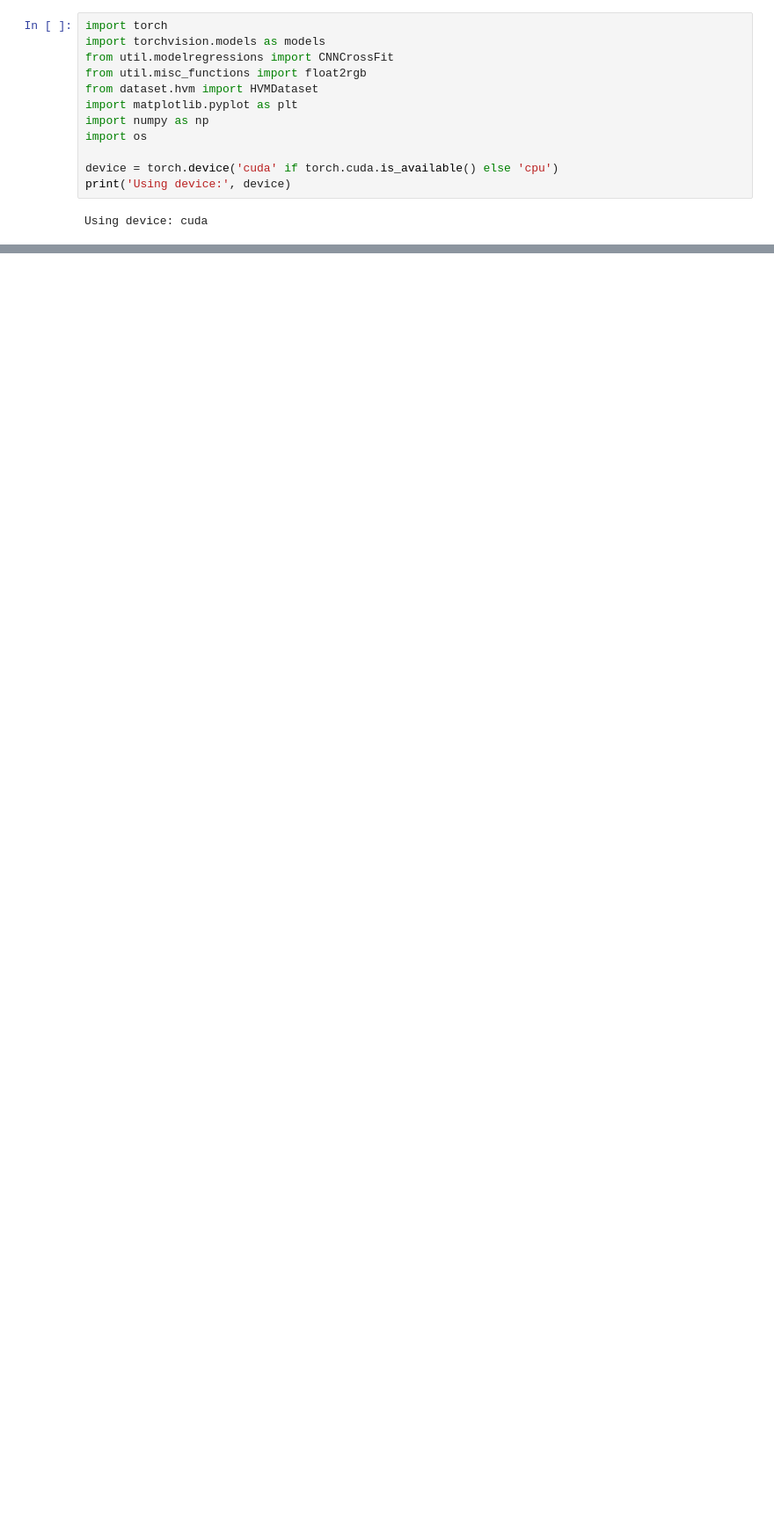
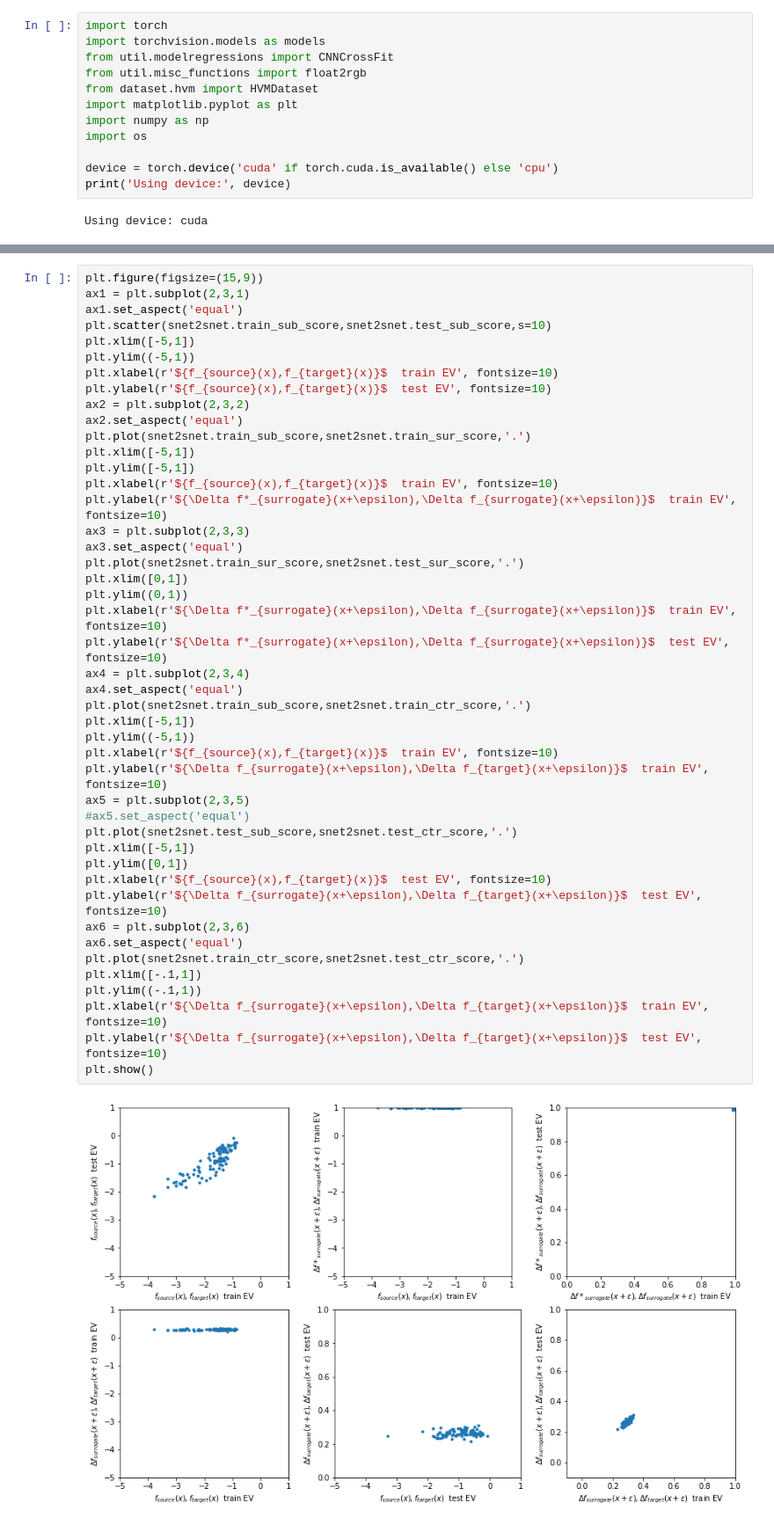
Before and after one commit to chongguo/SimNeuroController, a Jupyter notebook: Note111420.ipynb, the cells around one changed output, grey strips where cells are left out. Shown at 88% size. Saved outputs shown, nothing was run; the diff lists cells and outputs as text; blank space fills up the shorter version.

```diff
--- a/Note111420.ipynb
+++ b/Note111420.ipynb
@@ -78,0 +131,47 @@ plt.show()
+# %%
+plt.figure(figsize=(15,9))
+ax1 = plt.subplot(2,3,1)
+ax1.set_aspect('equal')
+plt.scatter(snet2snet.train_sub_score,snet2snet.test_sub_score,s=10)
+plt.xlim([-5,1])
+plt.ylim((-5,1))
+plt.xlabel(r'${f_{source}(x),f_{target}(x)}$  train EV', fontsize=10)
+plt.ylabel(r'${f_{source}(x),f_{target}(x)}$  test EV', fontsize=10)
+ax2 = plt.subplot(2,3,2)
+ax2.set_aspect('equal')
+plt.plot(snet2snet.train_sub_score,snet2snet.train_sur_score,'.')
+plt.xlim([-5,1])
+plt.ylim([-5,1])
+plt.xlabel(r'${f_{source}(x),f_{target}(x)}$  train EV', fontsize=10)
+plt.ylabel(r'${\Delta f*_{surrogate}(x+\epsilon),\Delta f_{surrogate}(x+\epsilon)}$  train EV', fontsize=10)
+ax3 = plt.subplot(2,3,3)
+ax3.set_aspect('equal')
+plt.plot(snet2snet.train_sur_score,snet2snet.test_sur_score,'.')
+plt.xlim([0,1])
+plt.ylim((0,1))
+plt.xlabel(r'${\Delta f*_{surrogate}(x+\epsilon),\Delta f_{surrogate}(x+\epsilon)}$  train EV', fontsize=10)
+plt.ylabel(r'${\Delta f*_{surrogate}(x+\epsilon),\Delta f_{surrogate}(x+\epsilon)}$  test EV', fontsize=10)
+ax4 = plt.subplot(2,3,4)
+ax4.set_aspect('equal')
+plt.plot(snet2snet.train_sub_score,snet2snet.train_ctr_score,'.')
+plt.xlim([-5,1])
+plt.ylim((-5,1))
+plt.xlabel(r'${f_{source}(x),f_{target}(x)}$  train EV', fontsize=10)
+plt.ylabel(r'${\Delta f_{surrogate}(x+\epsilon),\Delta f_{target}(x+\epsilon)}$  train EV', fontsize=10)
+ax5 = plt.subplot(2,3,5)
+#ax5.set_aspect('equal')
+plt.plot(snet2snet.test_sub_score,snet2snet.test_ctr_score,'.')
+plt.xlim([-5,1])
+plt.ylim([0,1])
+plt.xlabel(r'${f_{source}(x),f_{target}(x)}$  test EV', fontsize=10)
+plt.ylabel(r'${\Delta f_{surrogate}(x+\epsilon),\Delta f_{target}(x+\epsilon)}$  test EV', fontsize=10)
+ax6 = plt.subplot(2,3,6)
+ax6.set_aspect('equal')
+plt.plot(snet2snet.train_ctr_score,snet2snet.test_ctr_score,'.')
+plt.xlim([-.1,1])
+plt.ylim((-.1,1))
+plt.xlabel(r'${\Delta f_{surrogate}(x+\epsilon),\Delta f_{target}(x+\epsilon)}$  train EV', fontsize=10)
+plt.ylabel(r'${\Delta f_{surrogate}(x+\epsilon),\Delta f_{target}(x+\epsilon)}$  test EV', fontsize=10)
+plt.show()
+# %% [output]
+[figure, added]
```
Also changed, not shown: parts of 35 cells of this notebook, 22 other files.
